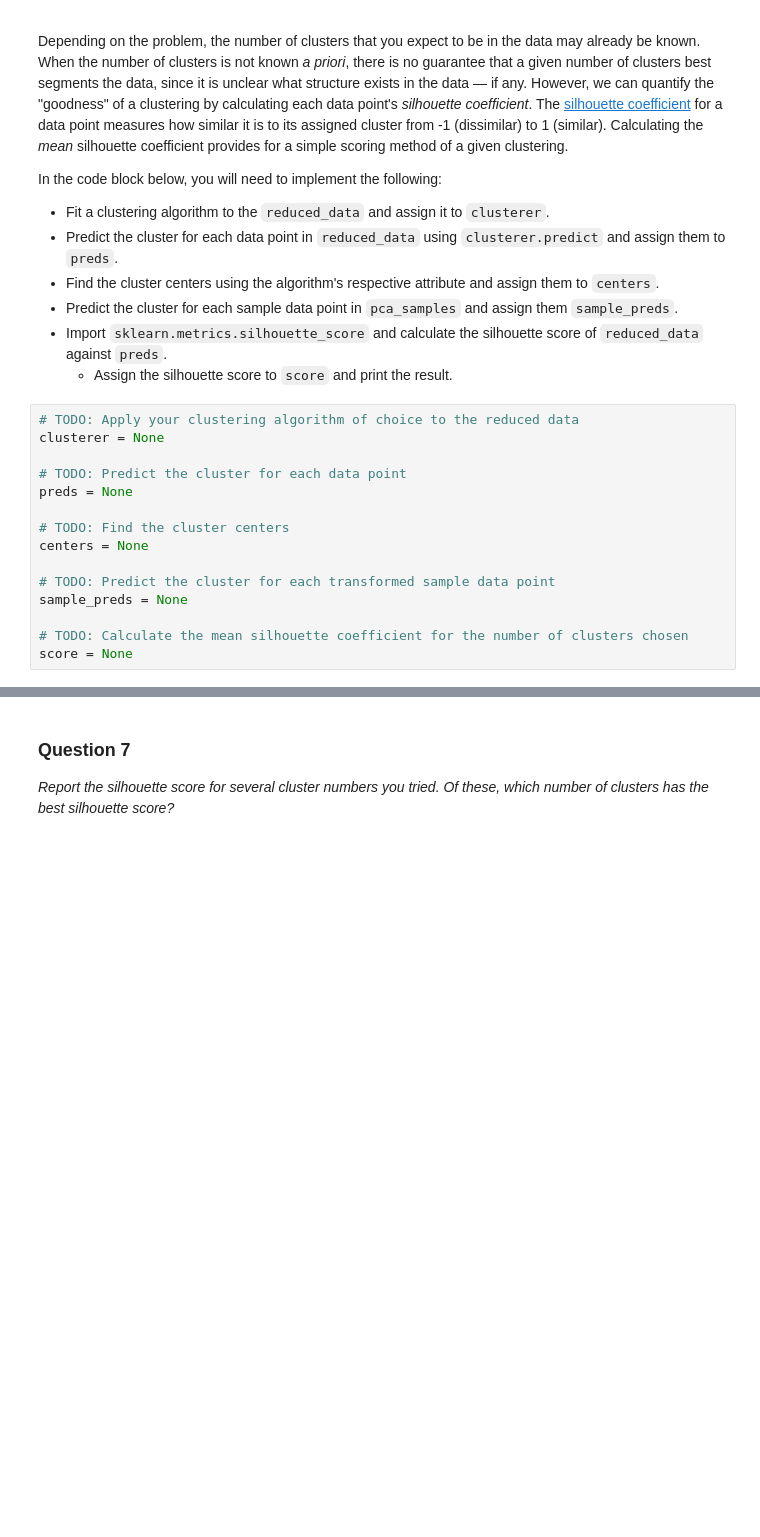
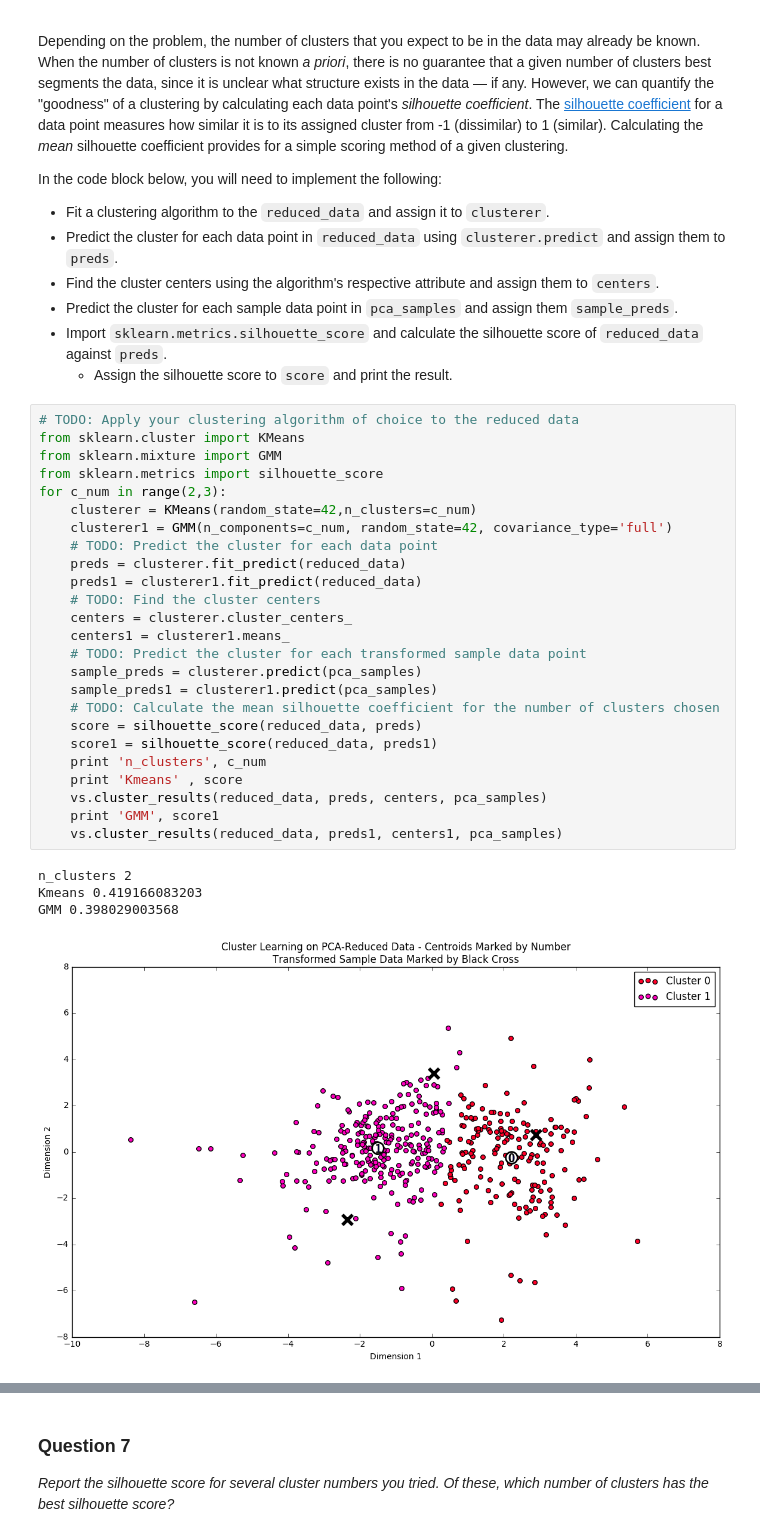
Before and after one commit to mamundson41/machine-learning, a Jupyter notebook: projects/customer_segments/customer_segments.ipynb, the cells around one changed output, grey strips where cells are left out. Drawn from its saved outputs; the diff is of its cells as text; blank space fills up the shorter version.

Commit message:
Implement KMeans and GMM clustering

```diff
--- a/projects/customer_segments/customer_segments.ipynb
+++ b/projects/customer_segments/customer_segments.ipynb
@@ -427,16 +427,31 @@ In the code block below, you will need to implement the following:
    - Assign the silhouette score to `score` and print the result.
 # %%
 # TODO: Apply your clustering algorithm of choice to the reduced data
-clusterer = None
-
-# TODO: Predict the cluster for each data point
-preds = None
-
-# TODO: Find the cluster centers
-centers = None
-
-# TODO: Predict the cluster for each transformed sample data point
-sample_preds = None
-
-# TODO: Calculate the mean silhouette coefficient for the number of clusters chosen
-score = None
+from sklearn.cluster import KMeans
+from sklearn.mixture import GMM
+from sklearn.metrics import silhouette_score
+for c_num in range(2,3):
+    clusterer = KMeans(random_state=42,n_clusters=c_num)
+    clusterer1 = GMM(n_components=c_num, random_state=42, covariance_type='full')
+    # TODO: Predict the cluster for each data point
+    preds = clusterer.fit_predict(reduced_data)
+    preds1 = clusterer1.fit_predict(reduced_data)
+    # TODO: Find the cluster centers
+    centers = clusterer.cluster_centers_
+    centers1 = clusterer1.means_
+    # TODO: Predict the cluster for each transformed sample data point
+    sample_preds = clusterer.predict(pca_samples)
+    sample_preds1 = clusterer1.predict(pca_samples)
+    # TODO: Calculate the mean silhouette coefficient for the number of clusters chosen
+    score = silhouette_score(reduced_data, preds)
+    score1 = silhouette_score(reduced_data, preds1)
+    print 'n_clusters', c_num
+    print 'Kmeans' , score
+    vs.cluster_results(reduced_data, preds, centers, pca_samples)
+    print 'GMM', score1
+    vs.cluster_results(reduced_data, preds1, centers1, pca_samples)
+# %% [output]
+n_clusters 2
+Kmeans 0.419166083203
+GMM 0.398029003568
+[figure, added]
```
Also changed, not shown: parts of 5 cells of this notebook.
